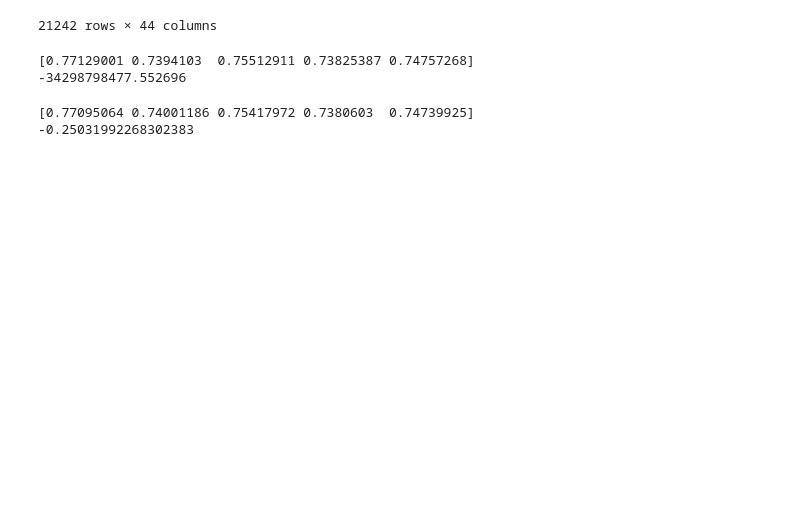
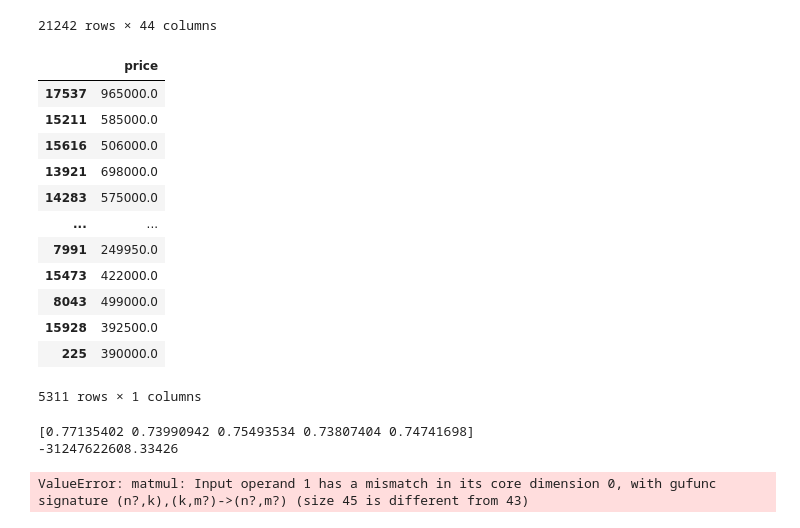
Before and after one commit to Somethingor/bsc-phase-two-project, a Jupyter notebook: notebooks/exploratory/member-2/MiddleGrades.ipynb, the cells around one changed output. Saved outputs shown, nothing was run; the diff lists cells and outputs as text; code cells hidden in the pictures; blank space fills up the shorter version.

```diff
--- a/notebooks/exploratory/member-2/MiddleGrades.ipynb
+++ b/notebooks/exploratory/member-2/MiddleGrades.ipynb
@@ -369,6 +378,21 @@ df_new
 # %%
 
 
 X_2 , y_2 = df_new.drop(columns=['price']), df_new[['price']]
 
 X_train_2, X_test_2, y_train_2, y_test_2 = train_test_split(X_2, y_2, random_state=8)
+y_test_2
+# %% [output]
+|  | price |
+| 17537 | 965000.0 |
+| 15211 | 585000.0 |
+| 15616 | 506000.0 |
+| 13921 | 698000.0 |
+| 14283 | 575000.0 |
+| ... | ... |
+| 7991 | 249950.0 |
+| 15473 | 422000.0 |
+| 8043 | 499000.0 |
+| 15928 | 392500.0 |
+| 225 | 390000.0 |
+5311 rows × 1 columns
@@ -376,13 +402,15 @@ X_train_2, X_test_2, y_train_2, y_test_2 = train_test_split(X_2, y_2, random_sta
 new_model = LinearRegression()
 new_model.fit(X_train_2, y_train_2)
 
-cv_results = cross_val_score(model1, X_train, y_train, cv=5)
+y_test_predict = new_model.predict(X_test_2)
+
+cv_results = cross_val_score(new_model, X_train_2, y_train_2, cv=5)
 print(cv_results)
-cv_results_mean = np.mean(cross_val_score(model1, X, y, cv=5,  scoring='neg_mean_squared_error'))
+cv_results_mean = np.mean(cross_val_score(new_model, X_train_2, y_train_2, cv=5,  scoring='neg_mean_squared_error'))
 print(cv_results_mean)
 # %% [output]
-[0.77129001 0.7394103  0.75512911 0.73825387 0.74757268]
--34298798477.552696
+[0.77135402 0.73990942 0.75493534 0.73807404 0.74741698]
+-31247622608.33426
 # %%
 scaler = StandardScaler()
 # Calculate the standard deviation of the X_train dataset
@@ -390,22 +418,26 @@ scaler.fit(X_train_2)
 # convert all values into their standard deviation equivalents.
 X_train_scaled_2 = scaler.transform(X_train_2)
 
+#NEW
+X_test_scaled = scaler.transform(X_test_2)
+
+final_test_preds = model_scaled_log_price.predict(X_test_scaled)
+
 scaler.fit(y_train_2)
 y_train_scaled_2 = scaler.transform(y_train_2)
+# %% [output]
+ValueError: matmul: Input operand 1 has a mismatch in its core dimension 0, with gufunc signature (n?,k),(k,m?)->(n?,m?) (size 45 is different from 43)
 # %%
 model_scaled_2 = LinearRegression()
 model_scaled_2.fit(X_train_scaled_2, y_train_2)
 
 # train_preds = model_scaled.predict(X_train)
-#test_preds_scaled = model_scaled.predict(X_train_scaled_2)
+test_preds_scaled = model_scaled.predict(X_train_scaled_2)
 
 cv_results_scaled = cross_val_score(model_scaled_2, X_train_scaled_2, y_train_scaled_2, cv=5)
 print(cv_results_scaled)
 cv_results_mean_scaled = np.mean(cross_val_score(model_scaled_2, X_train_scaled_2, y_train_scaled_2, cv=5,  scoring='neg_mean_squared_error'))
 print(cv_results_mean_scaled)
-# %% [output]
-[0.77095064 0.74001186 0.75417972 0.7380603  0.74739925]
--0.25031992268302383
 # %%
 #y
 df_price_log_2 = np.log(y_train_2) #['log_price']
```
Also changed, not shown: parts of 17 cells of this notebook.
